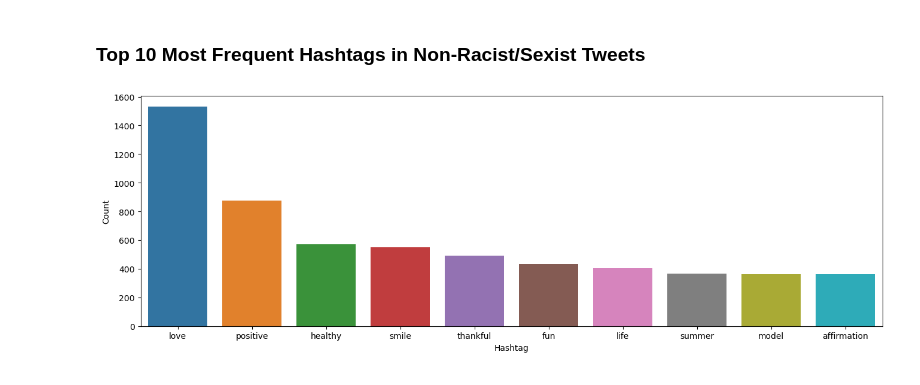
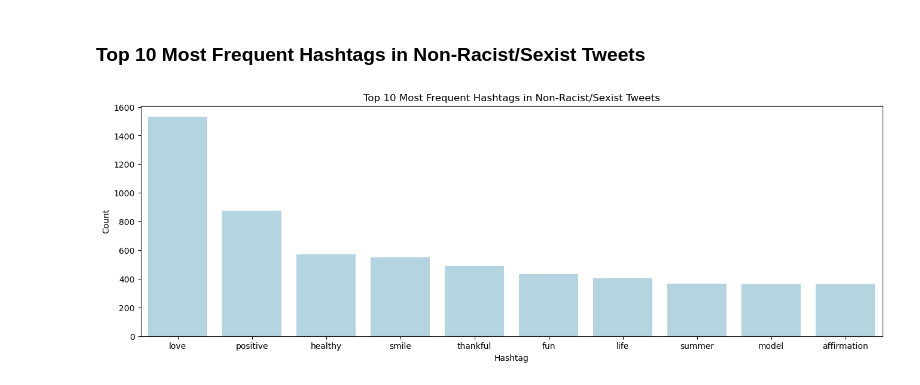
Before and after one commit to kiptochmike/Twitter-Sentiment-Analysis, a Jupyter notebook: twitter_sentiment.ipynb, the cells around one changed output. Cells and saved outputs as stored; diff of their text form; code cells hidden in the pictures.

```diff
--- a/twitter_sentiment.ipynb
+++ b/twitter_sentiment.ipynb
@@ -297,19 +297,20 @@ HT_negative = sum(hashtag_extract(train['tweet'][train['label'] == 1]), [])
 # %%
 import nltk
 
 # Create a frequency distribution of hashtags from non-racist/sexist tweets
 freq_dist_regular = nltk.FreqDist(HT_regular)
 
 # Convert the frequency distribution to a DataFrame
 df_hashtags_regular = pd.DataFrame(freq_dist_regular.items(), columns=['Hashtag', 'Count'])
 
 # Select the top 20 most frequent hashtags
 df_top_hashtags_regular = df_hashtags_regular.nlargest(columns="Count", n=10)
 
 # Plot the top 20 most frequent hashtags
 plt.figure(figsize=(16,5))
-sns.barplot(data=df_top_hashtags_regular, x="Hashtag", y="Count")
+sns.barplot(data=df_top_hashtags_regular, x="Hashtag", y="Count",color='lightblue')
 plt.ylabel('Count')
+plt.title('Top 10 Most Frequent Hashtags in Non-Racist/Sexist Tweets')
 plt.show()
 # %% [output]
-[figure, old version]
+[figure, new version]
```
Also changed, not shown: parts of 57 cells of this notebook.
